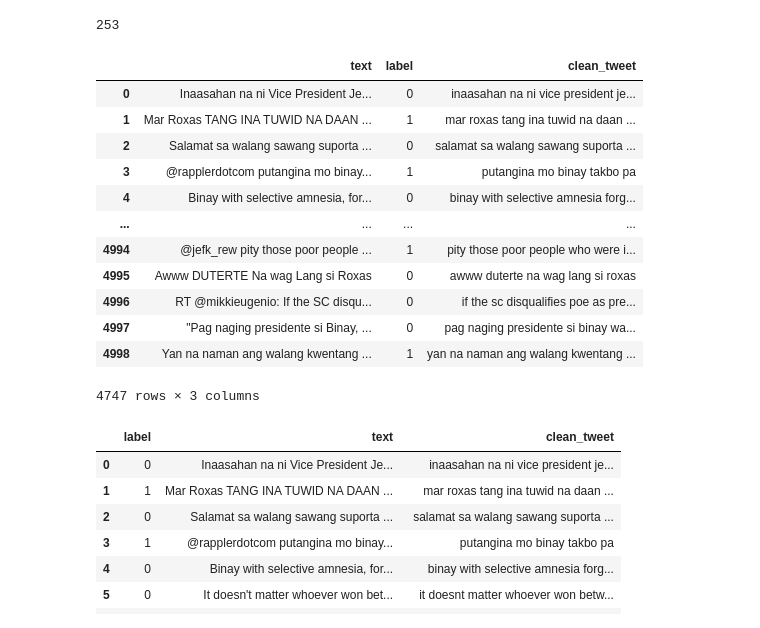
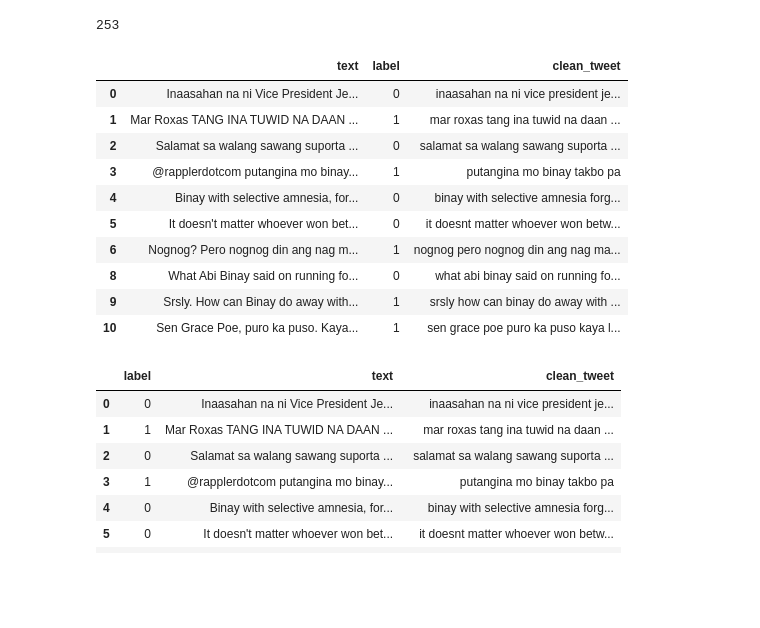
Before and after one commit to Tolskiee/ThesisFiles, a Jupyter notebook: ThesisLogic.ipynb, the cells around one changed output. Drawn from its saved outputs; the diff is of its cells as text; code cells hidden in the pictures; blank space fills up the shorter version.

```diff
--- a/ThesisLogic.ipynb
+++ b/ThesisLogic.ipynb
@@ -12,18 +12,18 @@ from sklearn.metrics import accuracy_score
 # %% [markdown]
 # Import the data
 # %%
-# training data
-#train = pd.read_csv(r"C:\Users\Admin\OneDrive\Documents\Webdev\hatespeech\train.csv", nrows=5000)
+#training data
+train = pd.read_csv(r"C:\Users\Admin\OneDrive\Documents\Webdev\hatespeech\train.csv", nrows=5000)
 
-# testing data
-#test = pd.read_csv(r"C:\Users\Admin\OneDrive\Documents\Webdev\hatespeech\test.csv", nrows=5000)
+#testing data
+test = pd.read_csv(r"C:\Users\Admin\OneDrive\Documents\Webdev\hatespeech\test.csv", nrows=5000)
 
 
-# #training data
-train = pd.read_csv(r"C:\Users\jmest\Documents\Files\C4S2\Thesis\ThesisFiles-main\ThesisFiles-main\hatespeech\train.csv", nrows=5000)
+# # #training data
+# train = pd.read_csv(r"C:\Users\jmest\Documents\Files\C4S2\Thesis\ThesisFiles-main\ThesisFiles-main\hatespeech\train.csv", nrows=5000)
 
-# #testing data
-test = pd.read_csv(r"C:\Users\jmest\Documents\Files\C4S2\Thesis\ThesisFiles-main\ThesisFiles-main\hatespeech\test.csv", nrows=5000)
+# # #testing data
+# test = pd.read_csv(r"C:\Users\jmest\Documents\Files\C4S2\Thesis\ThesisFiles-main\ThesisFiles-main\hatespeech\test.csv", nrows=5000)
 # %% [markdown]
 # Clean the data of null values
 # %%
@@ -116,21 +116,19 @@ sum(train['clean_tweet'] == '')
 #replace all empty spaces with NaN to drop using dropna
 train['clean_tweet'] = train['clean_tweet'].replace('', np.NaN)
 # %%
-train.dropna(axis='rows')
+train.dropna(axis='rows').head(10)
 # %% [output]
 |  | text | label | clean_tweet |
 | 0 | Inaasahan na ni Vice President Je... | 0 | inaasahan na ni vice president je... |
 | 1 | Mar Roxas TANG INA TUWID NA DAAN ... | 1 | mar roxas tang ina tuwid na daan ... |
 | 2 | Salamat sa walang sawang suporta ... | 0 | salamat sa walang sawang suporta ... |
 | 3 | @rapplerdotcom putangina mo binay... | 1 | putangina mo binay takbo pa |
 | 4 | Binay with selective amnesia, for... | 0 | binay with selective amnesia forg... |
-| ... | ... | ... | ... |
-| 4994 | @jefk_rew pity those poor people ... | 1 | pity those poor people who were i... |
-| 4995 | Awww DUTERTE Na wag Lang si Roxas | 0 | awww duterte na wag lang si roxas |
-| 4996 | RT @mikkieugenio: If the SC disqu... | 0 | if the sc disqualifies poe as pre... |
-| 4997 | "Pag naging presidente si Binay, ... | 0 | pag naging presidente si binay wa... |
-| 4998 | Yan na naman ang walang kwentang ... | 1 | yan na naman ang walang kwentang ... |
+| 5 | It doesn't matter whoever won bet... | 0 | it doesnt matter whoever won betw... |
+| 6 | Nognog? Pero nognog din ang nag m... | 1 | nognog pero nognog din ang nag ma... |
+| 8 | What Abi Binay said on running fo... | 0 | what abi binay said on running fo... |
+| 9 | Srsly. How can Binay do away with... | 1 | srsly how can binay do away with ... |
+| 10 | Sen Grace Poe, puro ka puso. Kaya... | 1 | sen grace poe puro ka puso kaya l... |
-4747 rows × 3 columns
 # %%
 #https://statisticsglobe.com/drop-rows-blank-values-from-pandas-dataframe-python
 train['clean_tweet'] = train['clean_tweet'].replace('', float('NaN'), regex = True)
```
Also changed, not shown: 3 other files.
